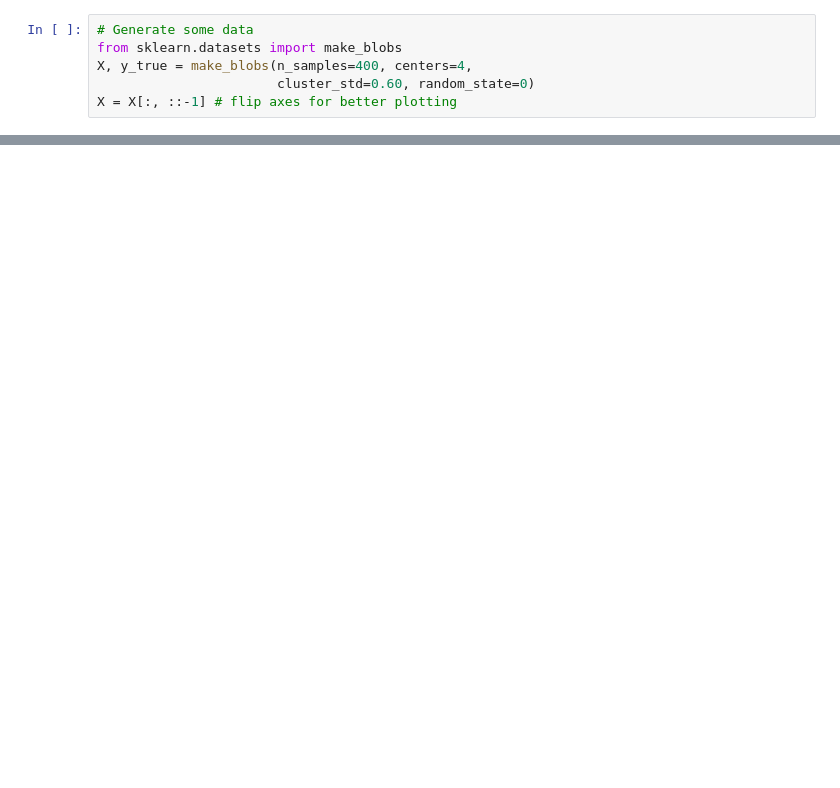
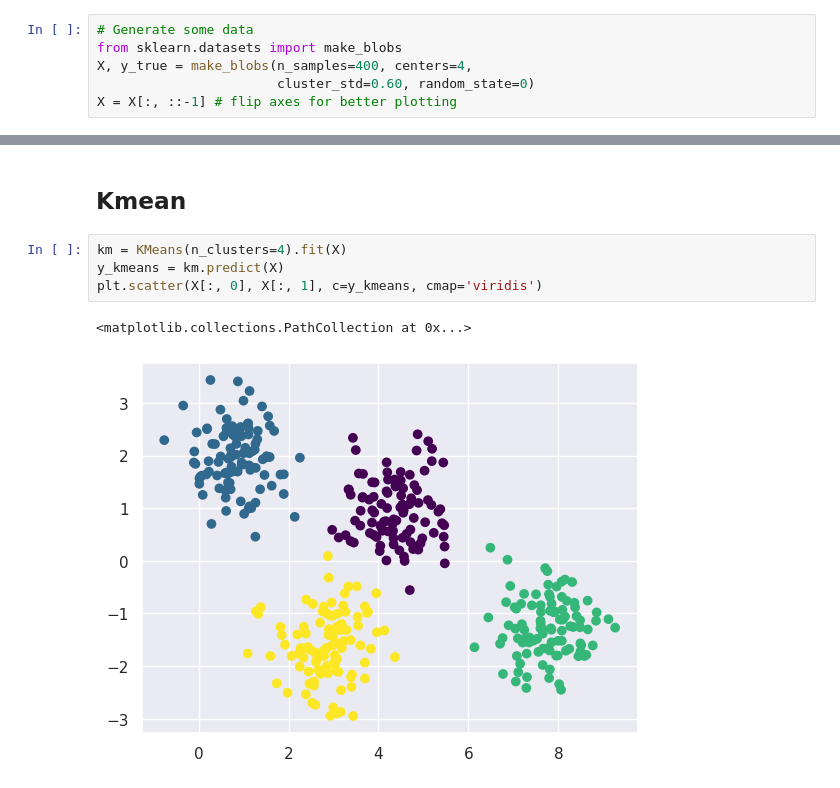
Before and after one commit to mvajhi/unsupervised-learning, a Jupyter notebook: HW1/GMM.ipynb, the cells around one changed output, grey strips where cells are left out. Saved outputs shown, nothing was run; the diff lists cells and outputs as text; blank space fills up the shorter version.

```diff
--- a/HW1/GMM.ipynb
+++ b/HW1/GMM.ipynb
@@ -15,0 +20,9 @@ plt.scatter(X[:, 0], X[:, 1]);
+# %% [markdown]
+## Kmean
+# %%
+km = KMeans(n_clusters=4).fit(X)
+y_kmeans = km.predict(X)
+plt.scatter(X[:, 0], X[:, 1], c=y_kmeans, cmap='viridis')
+# %% [output]
+<matplotlib.collections.PathCollection at 0x...>
+[figure, added]
```
Also changed, not shown: parts of 10 cells of this notebook.
